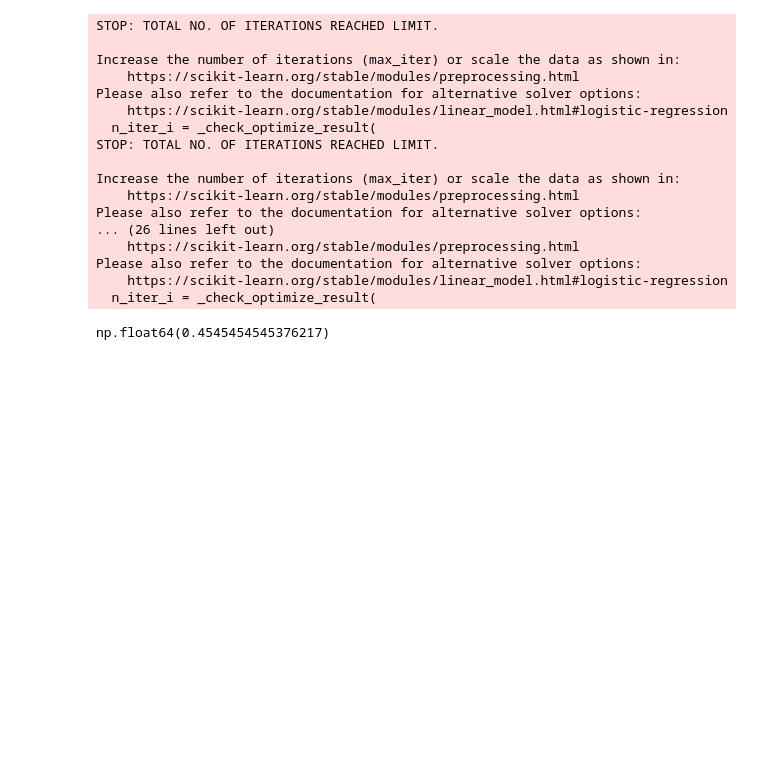
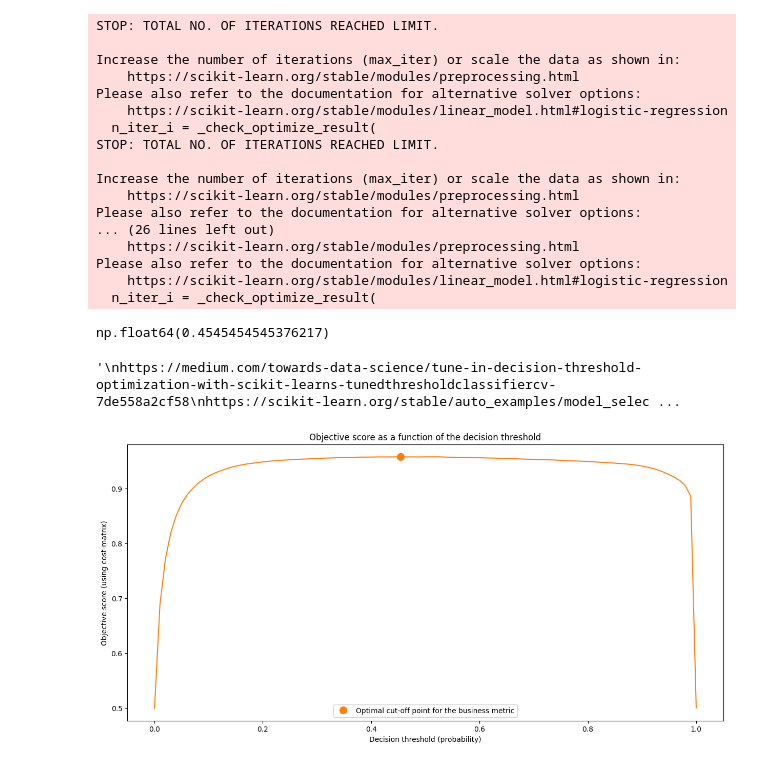
Before and after one commit to goncvlo/Fraud, a Jupyter notebook: main.ipynb, the cells around one changed output. Cells and saved outputs as stored; diff of their text form; code cells hidden in the pictures; blank space fills up the shorter version.

```diff
--- a/main.ipynb
+++ b/main.ipynb
@@ -34,9 +34,5 @@ X_train, X_test, y_train, y_test = train_test_split(
 | 4 | 4 | -0.206820 | -0.165280 | 1.527053 | -0.448293 | 0.106125 | 0.530549 | 0.658849 | -0.212660 | 1.049921 | ... | ... |
 5 rows × 31 columns
 # %%
-grid_search = GridSearch(
-    hyper_params=config['model_selection']['algorithms']
-    , cv=config['model_selection']['cross_validator']
-    , scoring_metric=config['model_selection']['scoring_metric']
-)
+grid_search = GridSearch(model_selection=config['model_selection'])
 grid_search.fit(X=X_train, y=y_train)
@@ -56,7 +88,8 @@ feature_selection.wrapper(
 # %%
 # fit best algorithm on most important features of training data
-clf = Classification(
-    algorithm='LogisticRegression', #**grid_search.best_hyperparams
+clf = clf=Classification(
+    algorithm=grid_search.best_algorithm
+    , **grid_search.best_hyperparams
     )
 clf.fit(X=X_train.iloc[100000:, :], y=y_train.iloc[100000:,])
 # predict target value for the test set
@@ -73,10 +106,7 @@ Please also refer to the documentation for alternative solver options:
 # %%
 from src.models.model_selection import ClassificationThreshold
 
-tuned_clf = ClassificationThreshold(
-    scoring_metric="f1"
-    , cv=5
-)
+tuned_clf = ClassificationThreshold(model_selection=config['model_selection'])
 tuned_clf.fit(clf=clf, X=X_train.iloc[:100000, :], y=y_train.iloc[:100000,])
 # %% [output]
 STOP: TOTAL NO. OF ITERATIONS REACHED LIMIT.
@@ -100,27 +130,30 @@ np.float64(0.4545454545376217)
 # %%
 fig, axs = plt.subplots(nrows=1, ncols=1, figsize=(15, 7))
 axs.plot(
-        tuned_clf.cv_results_["thresholds"],
-        tuned_clf.cv_results_["scores"],
+        tuned_clf.model.cv_results_["thresholds"],
+        tuned_clf.model.cv_results_["scores"],
         color="tab:orange",
     )
 axs.plot(
-    tuned_clf.best_threshold_,
-    tuned_clf.best_score_,
+    tuned_clf.model.best_threshold_,
+    tuned_clf.model.best_score_,
     "o",
     markersize=10,
     color="tab:orange",
     label="Optimal cut-off point for the business metric",
 )
 axs.legend()
 axs.set_xlabel("Decision threshold (probability)")
 axs.set_ylabel("Objective score (using cost-matrix)")
 axs.set_title("Objective score as a function of the decision threshold")
 """
 https://medium.com/towards-data-science/tune-in-decision-threshold-optimization-with-scikit-learns-tunedthresholdclassifiercv-7de558a2cf58
 https://scikit-learn.org/stable/auto_examples/model_selection/plot_cost_sensitive_learning.html#tunedthresholdclassifiercv-no-cv
 https://scikit-learn.org/stable/modules/classification_threshold.html
 """
+# %% [output]
+'\nhttps://medium.com/towards-data-science/tune-in-decision-threshold-optimization-with-scikit-learns-tunedthresholdclassifiercv-7de558a2cf58\nhttps://scikit-learn.org/stable/auto_examples/model_selec ...
+[figure, added]
 # %%
 from sklearn.metrics import PrecisionRecallDisplay, RocCurveDisplay
 from sklearn.metrics import make_scorer, precision_score, recall_score
```
Also changed, not shown: parts of 5 cells of this notebook.
